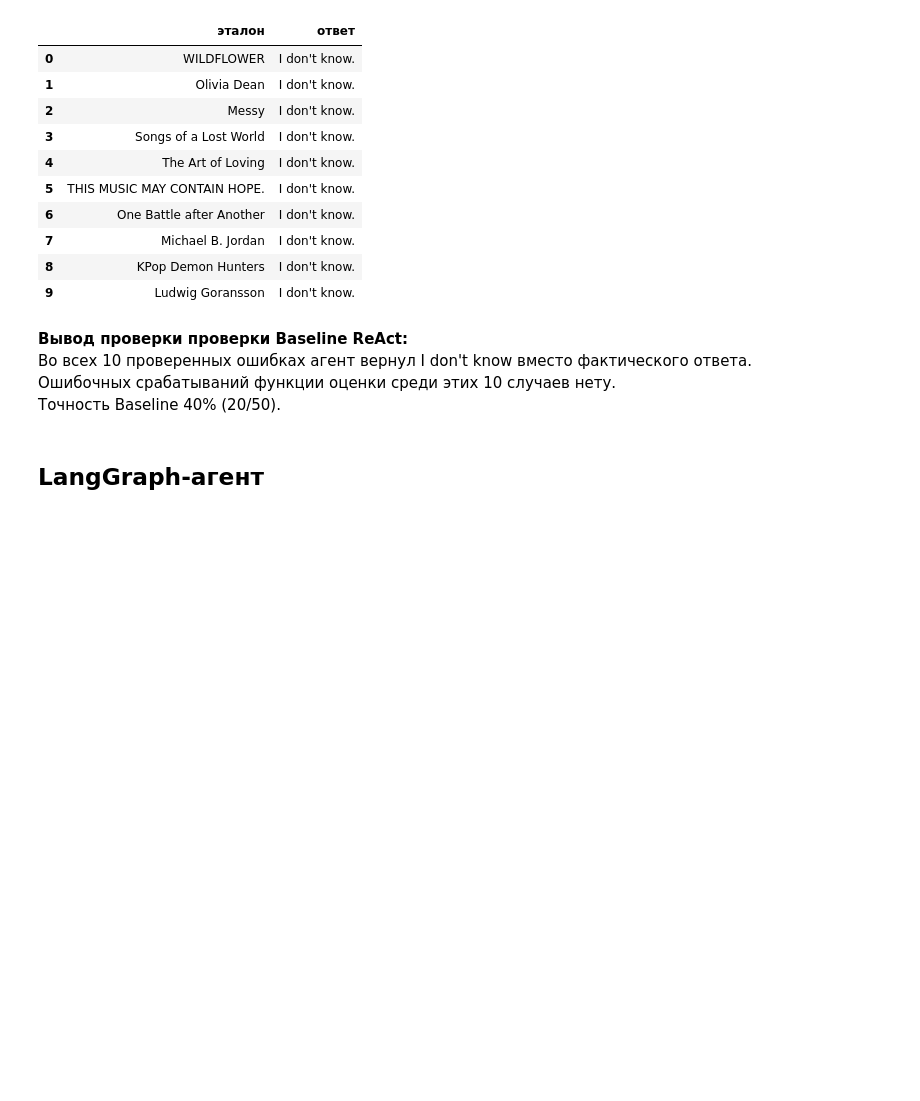
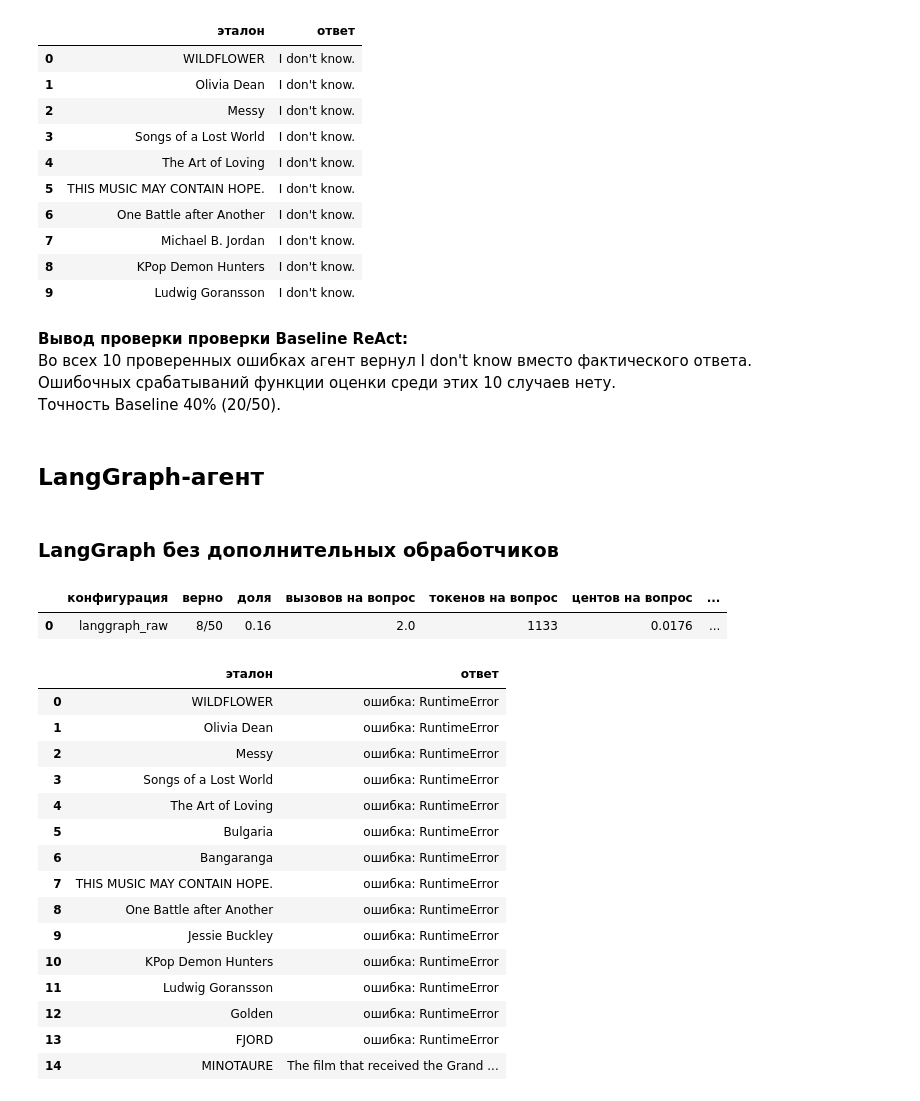
Before and after one commit to dshkkp/media-agent-eval, a Jupyter notebook: media_agent_eval.ipynb, the cells around one changed output. Saved outputs shown, nothing was run; the diff lists cells and outputs as text; code cells hidden in the pictures; blank space fills up the shorter version.

```diff
--- a/media_agent_eval.ipynb
+++ b/media_agent_eval.ipynb
@@ -437,0 +463,26 @@ def run_langgraph(question, model=CHEAP_MODEL, temperature=0.0, extra=""):
+# %% [markdown]
+### LangGraph без дополнительных обработчиков
+# %%
+run_config( "langgraph_raw", ask_langgraph, workers=1)
+# %% [output]
+|  | конфигурация | верно | доля | вызовов на вопрос | токенов на вопрос | центов на вопрос | ... |
+| 0 | langgraph_raw | 8/50 | 0.16 | 2.0 | 1133 | 0.0176 | ... |
+# %%
+wrong("langgraph_raw", 15)
+# %% [output]
+|  | эталон | ответ |
+| 0 | WILDFLOWER | ошибка: RuntimeError |
+| 1 | Olivia Dean | ошибка: RuntimeError |
+| 2 | Messy | ошибка: RuntimeError |
+| 3 | Songs of a Lost World | ошибка: RuntimeError |
+| 4 | The Art of Loving | ошибка: RuntimeError |
+| 5 | Bulgaria | ошибка: RuntimeError |
+| 6 | Bangaranga | ошибка: RuntimeError |
+| 7 | THIS MUSIC MAY CONTAIN HOPE. | ошибка: RuntimeError |
+| 8 | One Battle after Another | ошибка: RuntimeError |
+| 9 | Jessie Buckley | ошибка: RuntimeError |
+| 10 | KPop Demon Hunters | ошибка: RuntimeError |
+| 11 | Ludwig Goransson | ошибка: RuntimeError |
+| 12 | Golden | ошибка: RuntimeError |
+| 13 | FJORD | ошибка: RuntimeError |
+| 14 | MINOTAURE | The film that received the Grand ... |
```
Also changed, not shown: parts of 61 cells of this notebook, 11 other files.
